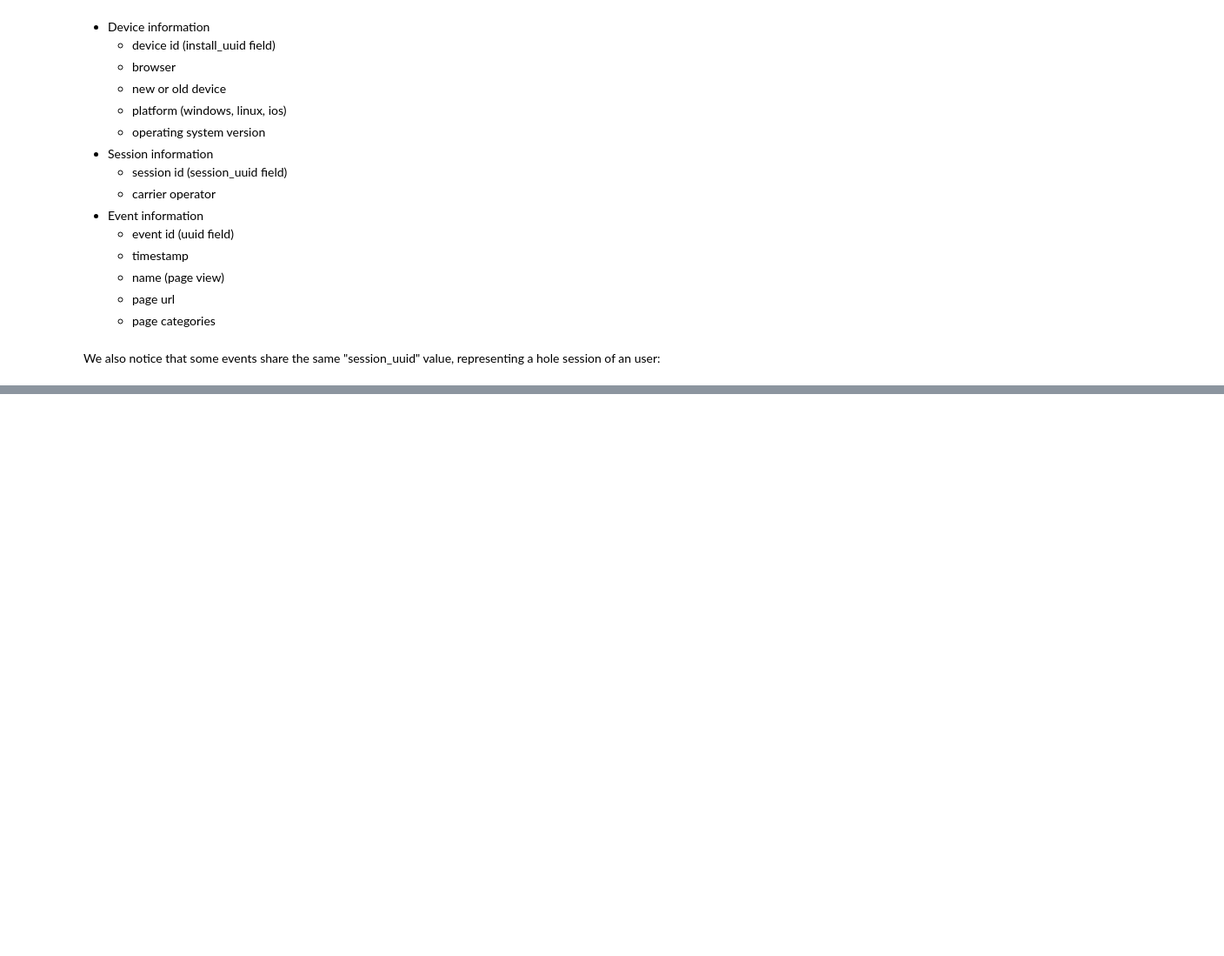
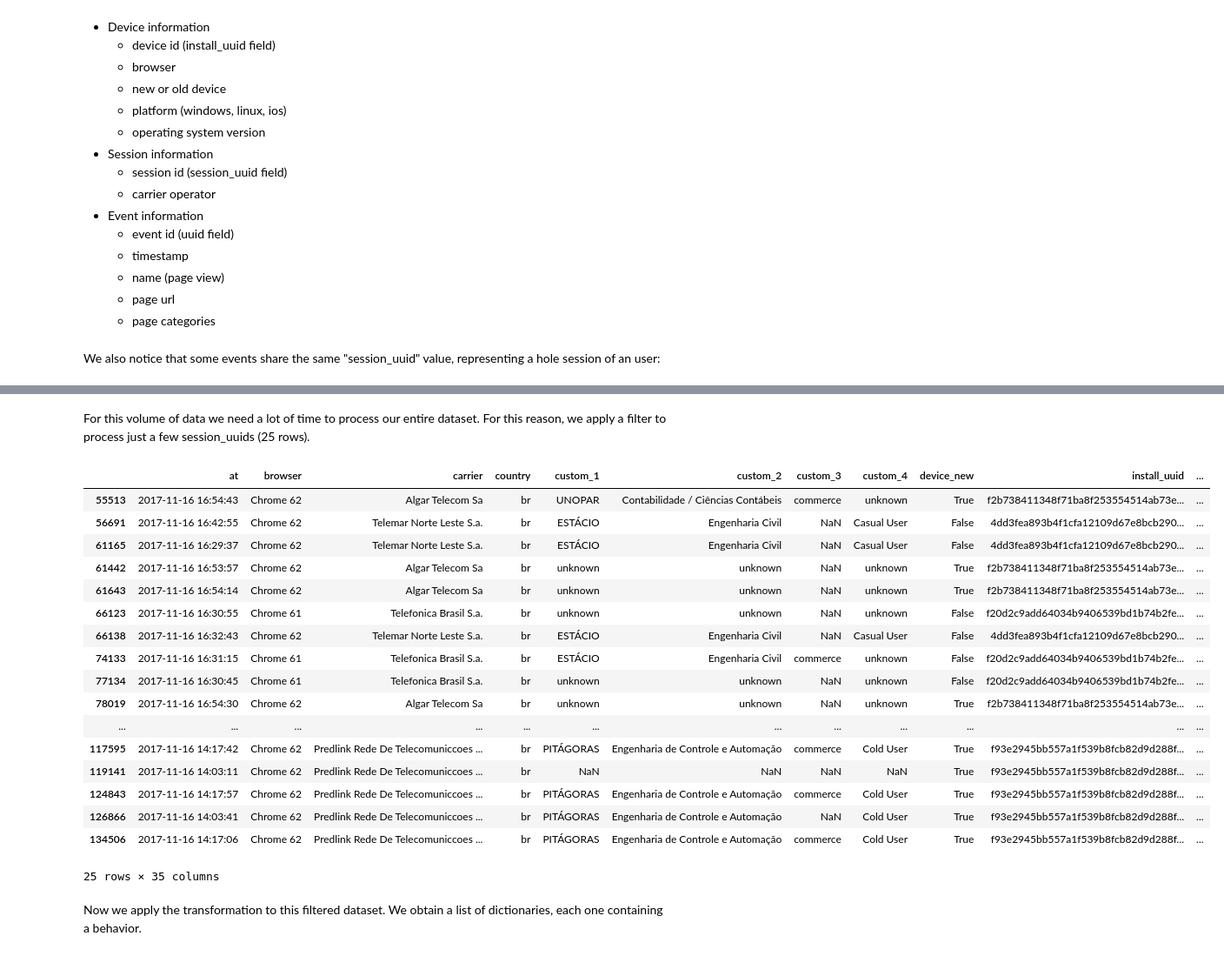
Before and after one commit to enriqueulloap/portfolio, a Jupyter notebook: User Behavior in an Educational Social Network (Part 2).ipynb, the cells around one changed output, grey strips where cells are left out. Shown at 87% size. Drawn from its saved outputs; the diff is of its cells as text; code cells hidden in the pictures; blank space fills up the shorter version.

```diff
--- a/User Behavior in an Educational Social Network (Part 2).ipynb
+++ b/User Behavior in an Educational Social Network (Part 2).ipynb
@@ -95,0 +157,4 @@ In progress...
+# %%
+pd_events = read_mongo('EducationalPlatform', 'events', { "session_uuid": {"$in": ["f48ffbf46bea92e88d3066980e7fde45b2c31053"]} }, 'localhost', 27017, 'root', 'root', True)
+
+pd_events
@@ -95,0 +228,16 @@ In progress...
+# %%
+def extract(date):
+
+    # guardo en un DataFrame pandas la coleccion 'events' de la base 'EducationalPlatform', filtrada segun {query}
+    # {query} es una expresion regular par filtrar un campo que contiene fecha y hora solo por fecha :D
+    # (db_name, collection, {query}, host, port, user, password, delete _id?)
+
+    # create a pandas DataFrame from the collection 'events' of the 'EducationalPlatform' database,
+    # applies the mongoDB regex operator to filter by date
+    # (db_name, collection, {query}, host, port, user, password, delete _id?)
+    pd_events = read_mongo('EducationalPlatform', 'events', {"at": { "$regex": date }}, 'localhost', 27017, 'root', 'root', True)
+
+
+
+    #retorna una tupla con los dos DataDrames creados
+    return pd_events
@@ -95,0 +294,3 @@ In progress...
+# %%
+extracted_data = extract("2017-11-16")
+extracted_data
@@ -95,0 +311,26 @@ In progress...
+# %% [markdown]
+For this volume of data we need a lot of time to process our entire dataset. For this reason, we apply a filter to process just a few session_uuids (25 rows).
+# %%
+filtered_data = extracted_data[ (extracted_data["session_uuid"]=="f48ffbf46bea92e88d3066980e7fde45b2c31053") | (extracted_data["session_uuid"]=="b96101b89161e7ed3bec024d484e61cba547cf0d") | (extracted_data["session_uuid"]=="7b8feb14bf12c8392336b69cf26d304219300aba") | (extracted_data["session_uuid"]=="d546e2ea1cc0df8b7d213577e06376640a5b0ca0") | (extracted_data["session_uuid"]=="c56031aa47dd30ed3afc02e19b96b6e7c8211c19") ]
+filtered_data
+# %% [output]
+|  | at | browser | carrier | country | custom_1 | custom_2 | custom_3 | custom_4 | device_new | install_uuid | ... |
+| 55513 | 2017-11-16 16:54:43 | Chrome 62 | Algar Telecom Sa | br | UNOPAR | Contabilidade / Ciências Contábeis | commerce | unknown | True | f2b738411348f71ba8f253554514ab73e... | ... |
+| 56691 | 2017-11-16 16:42:55 | Chrome 62 | Telemar Norte Leste S.a. | br | ESTÁCIO | Engenharia Civil | NaN | Casual User | False | 4dd3fea893b4f1cfa12109d67e8bcb290... | ... |
+| 61165 | 2017-11-16 16:29:37 | Chrome 62 | Telemar Norte Leste S.a. | br | ESTÁCIO | Engenharia Civil | NaN | Casual User | False | 4dd3fea893b4f1cfa12109d67e8bcb290... | ... |
+| 61442 | 2017-11-16 16:53:57 | Chrome 62 | Algar Telecom Sa | br | unknown | unknown | NaN | unknown | True | f2b738411348f71ba8f253554514ab73e... | ... |
+| 61643 | 2017-11-16 16:54:14 | Chrome 62 | Algar Telecom Sa | br | unknown | unknown | NaN | unknown | True | f2b738411348f71ba8f253554514ab73e... | ... |
+| 66123 | 2017-11-16 16:30:55 | Chrome 61 | Telefonica Brasil S.a. | br | unknown | unknown | NaN | unknown | False | f20d2c9add64034b9406539bd1b74b2fe... | ... |
+| 66138 | 2017-11-16 16:32:43 | Chrome 62 | Telemar Norte Leste S.a. | br | ESTÁCIO | Engenharia Civil | NaN | Casual User | False | 4dd3fea893b4f1cfa12109d67e8bcb290... | ... |
+| 74133 | 2017-11-16 16:31:15 | Chrome 61 | Telefonica Brasil S.a. | br | ESTÁCIO | Engenharia Civil | commerce | unknown | False | f20d2c9add64034b9406539bd1b74b2fe... | ... |
+| 77134 | 2017-11-16 16:30:45 | Chrome 61 | Telefonica Brasil S.a. | br | unknown | unknown | NaN | unknown | False | f20d2c9add64034b9406539bd1b74b2fe... | ... |
+| 78019 | 2017-11-16 16:54:30 | Chrome 62 | Algar Telecom Sa | br | unknown | unknown | NaN | unknown | True | f2b738411348f71ba8f253554514ab73e... | ... |
+| ... | ... | ... | ... | ... | ... | ... | ... | ... | ... | ... | ... |
+| 117595 | 2017-11-16 14:17:42 | Chrome 62 | Predlink Rede De Telecomuniccoes ... | br | PITÁGORAS | Engenharia de Controle e Automação | commerce | Cold User | True | f93e2945bb557a1f539b8fcb82d9d288f... | ... |
+| 119141 | 2017-11-16 14:03:11 | Chrome 62 | Predlink Rede De Telecomuniccoes ... | br | NaN | NaN | NaN | NaN | True | f93e2945bb557a1f539b8fcb82d9d288f... | ... |
+| 124843 | 2017-11-16 14:17:57 | Chrome 62 | Predlink Rede De Telecomuniccoes ... | br | PITÁGORAS | Engenharia de Controle e Automação | commerce | Cold User | True | f93e2945bb557a1f539b8fcb82d9d288f... | ... |
+| 126866 | 2017-11-16 14:03:41 | Chrome 62 | Predlink Rede De Telecomuniccoes ... | br | PITÁGORAS | Engenharia de Controle e Automação | NaN | Cold User | True | f93e2945bb557a1f539b8fcb82d9d288f... | ... |
+| 134506 | 2017-11-16 14:17:06 | Chrome 62 | Predlink Rede De Telecomuniccoes ... | br | PITÁGORAS | Engenharia de Controle e Automação | commerce | Cold User | True | f93e2945bb557a1f539b8fcb82d9d288f... | ... |
+25 rows × 35 columns
+# %% [markdown]
+Now we apply the transformation to this filtered dataset. We obtain a list of dictionaries, each one containing a behavior.
```
Also changed, not shown: parts of 38 cells of this notebook, 1 other file.
